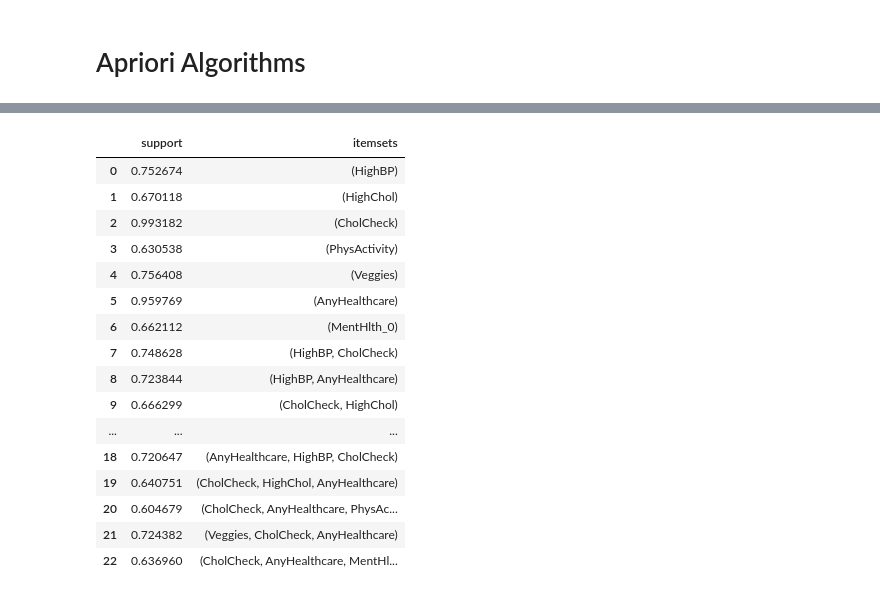
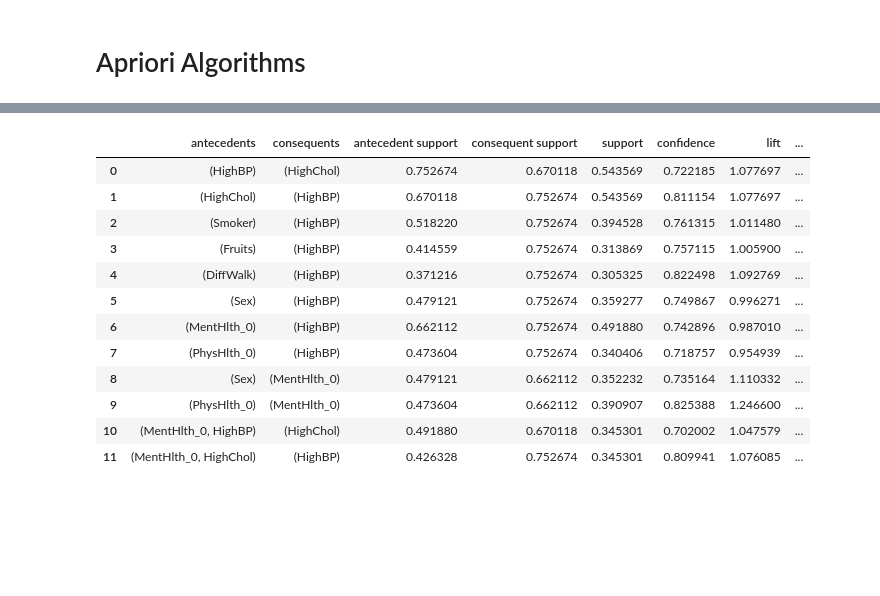
Before and after one commit to NTUCSRC/Association-Rule-Mining-with-SMC, a Jupyter notebook: association-rule-mining/apriori-fast.ipynb, the cells around one changed output, grey strips where cells are left out. Saved outputs shown, nothing was run; the diff lists cells and outputs as text; code cells hidden in the pictures; blank space fills up the shorter version.

Commit message:
feat: add association mining (mlxtend)

```diff
--- a/association-rule-mining/apriori-fast.ipynb
+++ b/association-rule-mining/apriori-fast.ipynb
@@ -11,20 +11,18 @@ df.shape
 # %%
-apriori(df, min_support=0.6, use_colnames=True)
+df_apriori = apriori(df, min_support=0.3, use_colnames=True)
-# %% [output]
-|  | support | itemsets |
-| 0 | 0.752674 | (HighBP) |
-| 1 | 0.670118 | (HighChol) |
-| 2 | 0.993182 | (CholCheck) |
-| 3 | 0.630538 | (PhysActivity) |
-| 4 | 0.756408 | (Veggies) |
-| 5 | 0.959769 | (AnyHealthcare) |
-| 6 | 0.662112 | (MentHlth_0) |
-| 7 | 0.748628 | (HighBP, CholCheck) |
-| 8 | 0.723844 | (HighBP, AnyHealthcare) |
-| 9 | 0.666299 | (CholCheck, HighChol) |
-| ... | ... | ... |
-| 18 | 0.720647 | (AnyHealthcare, HighBP, CholCheck) |
-| 19 | 0.640751 | (CholCheck, HighChol, AnyHealthcare) |
-| 20 | 0.604679 | (CholCheck, AnyHealthcare, PhysAc... |
-| 21 | 0.724382 | (Veggies, CholCheck, AnyHealthcare) |
-| 22 | 0.636960 | (CholCheck, AnyHealthcare, MentHl... |
+# %%
+association_rules(df_apriori, metric="confidence", min_threshold=0.7)
+# %% [output]
+|  | antecedents | consequents | antecedent support | consequent support | support | confidence | lift | ... |
+| 0 | (HighBP) | (HighChol) | 0.752674 | 0.670118 | 0.543569 | 0.722185 | 1.077697 | ... |
+| 1 | (HighChol) | (HighBP) | 0.670118 | 0.752674 | 0.543569 | 0.811154 | 1.077697 | ... |
+| 2 | (Smoker) | (HighBP) | 0.518220 | 0.752674 | 0.394528 | 0.761315 | 1.011480 | ... |
+| 3 | (Fruits) | (HighBP) | 0.414559 | 0.752674 | 0.313869 | 0.757115 | 1.005900 | ... |
+| 4 | (DiffWalk) | (HighBP) | 0.371216 | 0.752674 | 0.305325 | 0.822498 | 1.092769 | ... |
+| 5 | (Sex) | (HighBP) | 0.479121 | 0.752674 | 0.359277 | 0.749867 | 0.996271 | ... |
+| 6 | (MentHlth_0) | (HighBP) | 0.662112 | 0.752674 | 0.491880 | 0.742896 | 0.987010 | ... |
+| 7 | (PhysHlth_0) | (HighBP) | 0.473604 | 0.752674 | 0.340406 | 0.718757 | 0.954939 | ... |
+| 8 | (Sex) | (MentHlth_0) | 0.479121 | 0.662112 | 0.352232 | 0.735164 | 1.110332 | ... |
+| 9 | (PhysHlth_0) | (MentHlth_0) | 0.473604 | 0.662112 | 0.390907 | 0.825388 | 1.246600 | ... |
+| 10 | (MentHlth_0, HighBP) | (HighChol) | 0.491880 | 0.670118 | 0.345301 | 0.702002 | 1.047579 | ... |
+| 11 | (MentHlth_0, HighChol) | (HighBP) | 0.426328 | 0.752674 | 0.345301 | 0.809941 | 1.076085 | ... |
```
Also changed, not shown: parts of 5 cells of this notebook.
